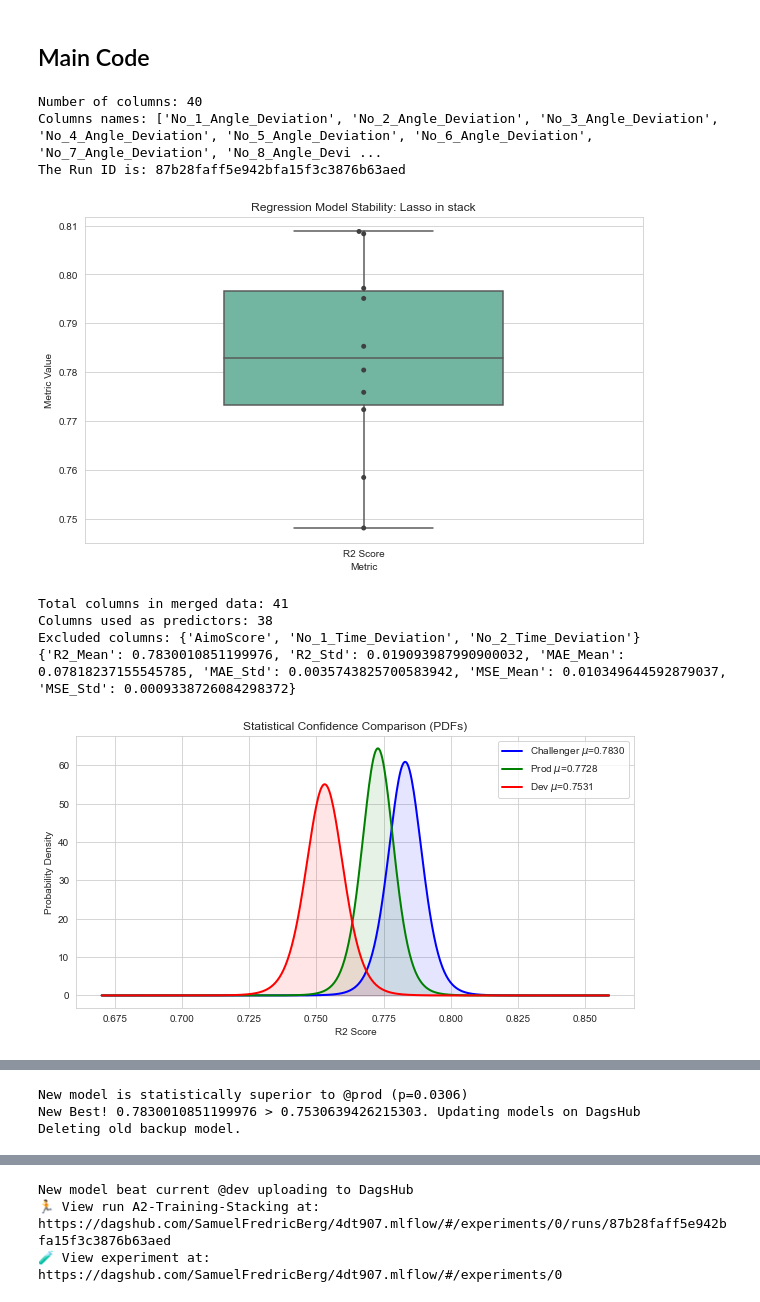
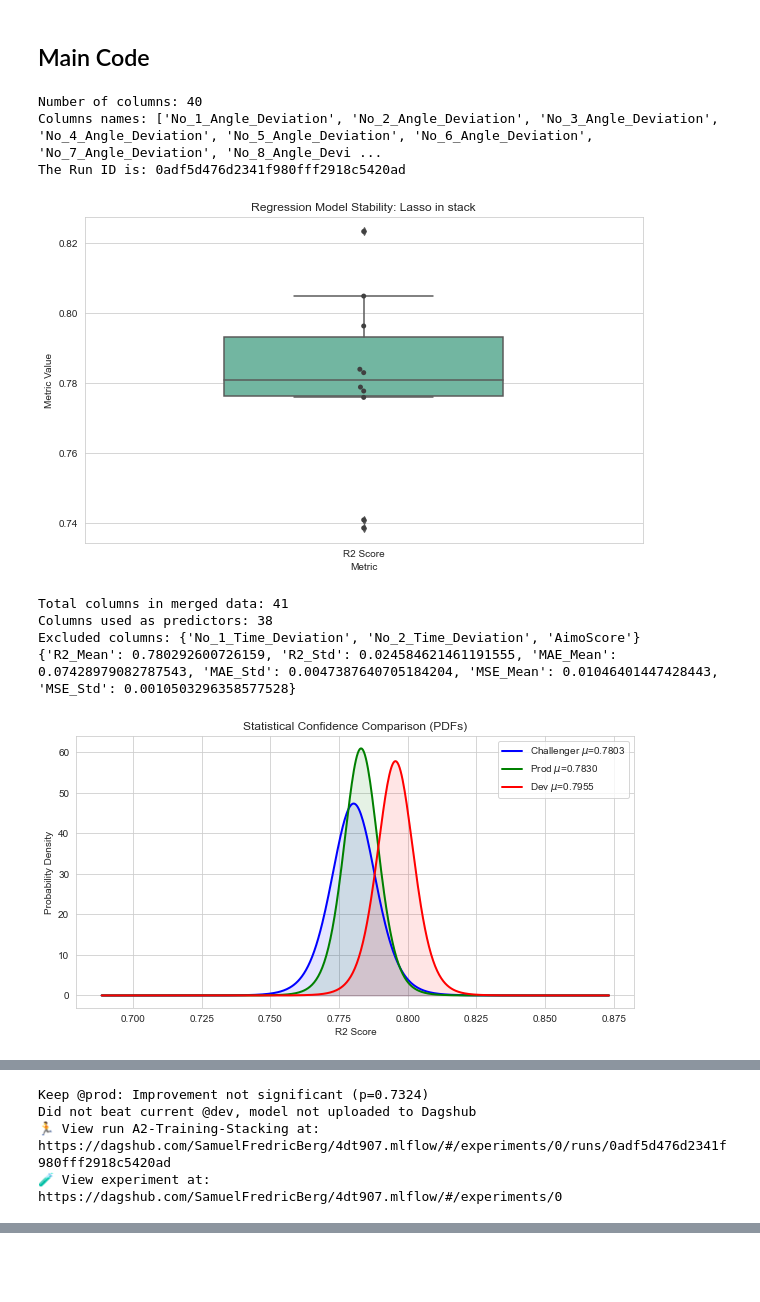
Before and after one commit to sb224sc-HT22-VT27/4dt907, a Jupyter notebook: src/ml-research/a5/a2_ensemble.ipynb, the cells around one changed output, grey strips where cells are left out. Cells and saved outputs as stored; diff of their text form; code cells hidden in the pictures; blank space fills up the shorter version.

```diff
--- a/src/ml-research/a5/a2_ensemble.ipynb
+++ b/src/ml-research/a5/a2_ensemble.ipynb
@@ -97,22 +100,35 @@ def fitReg(X, y):
 
     return model, y_pred, y_test
 # %%
+from sklearn.compose import TransformedTargetRegressor
+from sklearn.preprocessing import QuantileTransformer
+
+
 def fit_stacking(X, y, kf_object):
+
+
     base_layers = [
-        ('lasso', make_pipeline(
-            StandardScaler(),
-            PolynomialFeatures(degree=config["poly_degree"], include_bias=config["include_bias"]),
-            LassoCV(cv=kf_object, random_state=config["data_split_seed"])
-        )),
-        ('rf', RandomForestRegressor(config["n_estimators"], random_state=config["data_split_seed"], max_depth=config["max_depth"])),
-        ('gb', GradientBoostingRegressor(random_state=config["data_split_seed"], learning_rate=config["learning_rate"]))
+        ('rf', RandomForestRegressor(n_estimators=500, max_depth=7, random_state=42)),
+        ('gb', GradientBoostingRegressor(n_estimators=500, learning_rate=0.01, subsample=0.8)),
+        ('knn', make_pipeline(StandardScaler(), KNeighborsRegressor(n_neighbors=10))),
+        ('svr', make_pipeline(StandardScaler(), SVR(kernel='rbf', C=10, epsilon=0.1)))
     ]
 
-    model = StackingRegressor(
+    stack_model = StackingRegressor(
         estimators=base_layers,
-        final_estimator=LassoCV(),
+        final_estimator=GradientBoostingRegressor(
+            n_estimators=100,
+            max_depth=3,
+            learning_rate=0.05,
+            random_state=42
+        ),
         cv=kf_object,
         passthrough=config["passthrough"]
+    )
+
+    model = TransformedTargetRegressor(
+        regressor=stack_model,
+        transformer=QuantileTransformer(output_distribution='normal', n_quantiles=100)
     )
 
     X_train, X_test, y_train, y_test = train_test_split(
@@ -158,6 +174,7 @@ df_cleaned = preprocessing(df)
 
 df_names = df_cleaned.columns.tolist()
 df_cleaned = df_cleaned.reset_index()
+
 print(f"Number of columns: {len(df_names)}")
 print(f"Columns names: {df_names}")
 
@@ -208,37 +225,41 @@ with mlflow.start_run(run_name="A2-Training-Stacking") as run:
     results = {
         "R2_Mean": r2_scores.mean(),
         "R2_Std": r2_scores.std(),
         "MAE_Mean": mae_scores.mean(),
         "MAE_Std": mae_scores.std(),
         "MSE_Mean": mse_scores.mean(),
         "MSE_Std": mse_scores.std(),
     }
     print(results)
     mlflow.log_metrics(results)
 
     mlflow.log_artifact("regression_boxplot.png")
 
     is_better, p_val = utils.is_challenger_statistically_better(current_scores_df)
 
+    mlflow.log_artifact("model_confidence_comparison.png")
+
+    mlflow.log_artifact("challenger_vs_prod_ttest.png")
+
     if is_better:
         print(f"New model is statistically superior to @prod (p={p_val:.4f})")
     else:
         print(f"Keep @prod: Improvement not significant (p={p_val:.4f})")
 
     if utils.auto_check_challenger(run.info.run_id, metric_name="R2_Mean"):
         mlflow.sklearn.log_model(model, "model", registered_model_name="Project_Model_A2_V2")
         latest_v = utils.client.get_latest_versions("Project_Model_A2_V2")[0].version
         utils.client.set_registered_model_alias("Project_Model_A2_V2", "dev", latest_v)
         print("New model beat current @dev uploading to DagsHub")
     else:
         print("Did not beat current @dev, model not uploaded to Dagshub")
 # %% [output]
 Number of columns: 40
 Columns names: ['No_1_Angle_Deviation', 'No_2_Angle_Deviation', 'No_3_Angle_Deviation', 'No_4_Angle_Deviation', 'No_5_Angle_Deviation', 'No_6_Angle_Deviation', 'No_7_Angle_Deviation', 'No_8_Angle_Devi ...
-The Run ID is: 87b28faff5e942bfa15f3c3876b63aed
+The Run ID is: 0adf5d476d2341f980fff2918c5420ad
-[figure, old version]
+[figure, new version]
 Total columns in merged data: 41
 Columns used as predictors: 38
-Excluded columns: {'AimoScore', 'No_1_Time_Deviation', 'No_2_Time_Deviation'}
-{'R2_Mean': 0.7830010851199976, 'R2_Std': 0.019093987990900032, 'MAE_Mean': 0.07818237155545785, 'MAE_Std': 0.0035743825700583942, 'MSE_Mean': 0.010349644592879037, 'MSE_Std': 0.0009338726084298372}
+Excluded columns: {'No_1_Time_Deviation', 'No_2_Time_Deviation', 'AimoScore'}
+{'R2_Mean': 0.780292600726159, 'R2_Std': 0.024584621461191555, 'MAE_Mean': 0.07428979082787543, 'MAE_Std': 0.0047387640705184204, 'MSE_Mean': 0.01046401447428443, 'MSE_Std': 0.0010503296358577528}
-[figure, old version]
+[figure, new version]
@@ -246,3 +267,4 @@ Excluded columns: {'AimoScore', 'No_1_Time_Deviation', 'No_2_Time_Deviation'}
-New model is statistically superior to @prod (p=0.0306)
-New Best! 0.7830010851199976 > 0.7530639426215303. Updating models on DagsHub
-Deleting old backup model.
+Keep @prod: Improvement not significant (p=0.7324)
+Did not beat current @dev, model not uploaded to Dagshub
+🏃 View run A2-Training-Stacking at: https://dagshub.com/SamuelFredricBerg/4dt907.mlflow/#/experiments/0/runs/0adf5d476d2341f980fff2918c5420ad
+🧪 View experiment at: https://dagshub.com/SamuelFredricBerg/4dt907.mlflow/#/experiments/0
@@ -255,3 +270,0 @@ Created version '11' of model 'Project_Model_A2_V2'.
-New model beat current @dev uploading to DagsHub
-🏃 View run A2-Training-Stacking at: https://dagshub.com/SamuelFredricBerg/4dt907.mlflow/#/experiments/0/runs/87b28faff5e942bfa15f3c3876b63aed
-🧪 View experiment at: https://dagshub.com/SamuelFredricBerg/4dt907.mlflow/#/experiments/0
```
Also changed, not shown: parts of 2 cells of this notebook, 19 other files.
